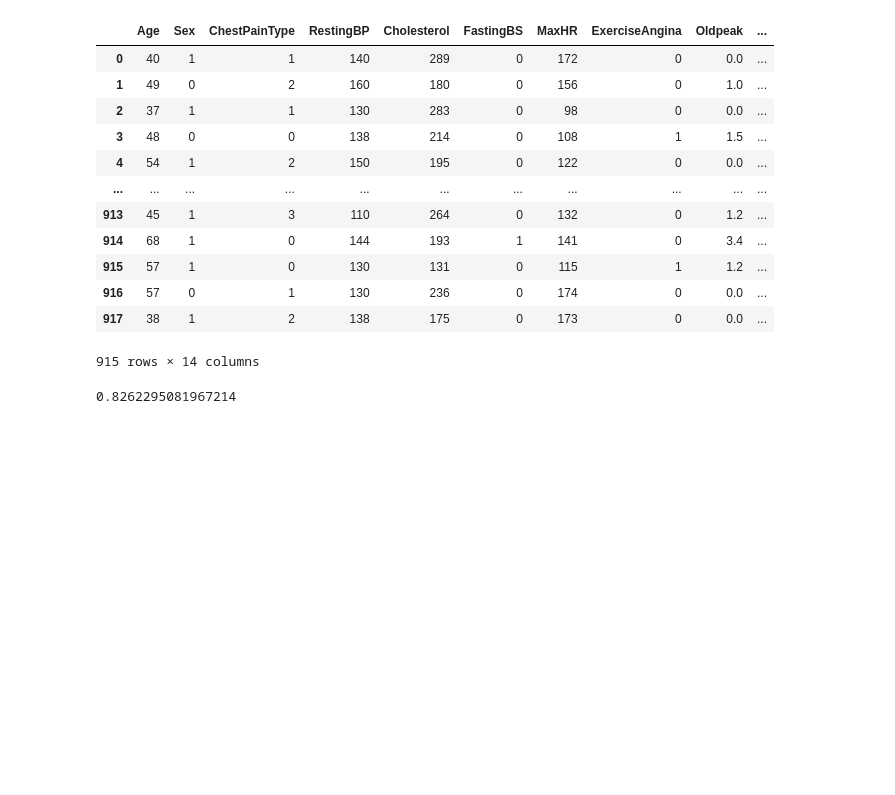
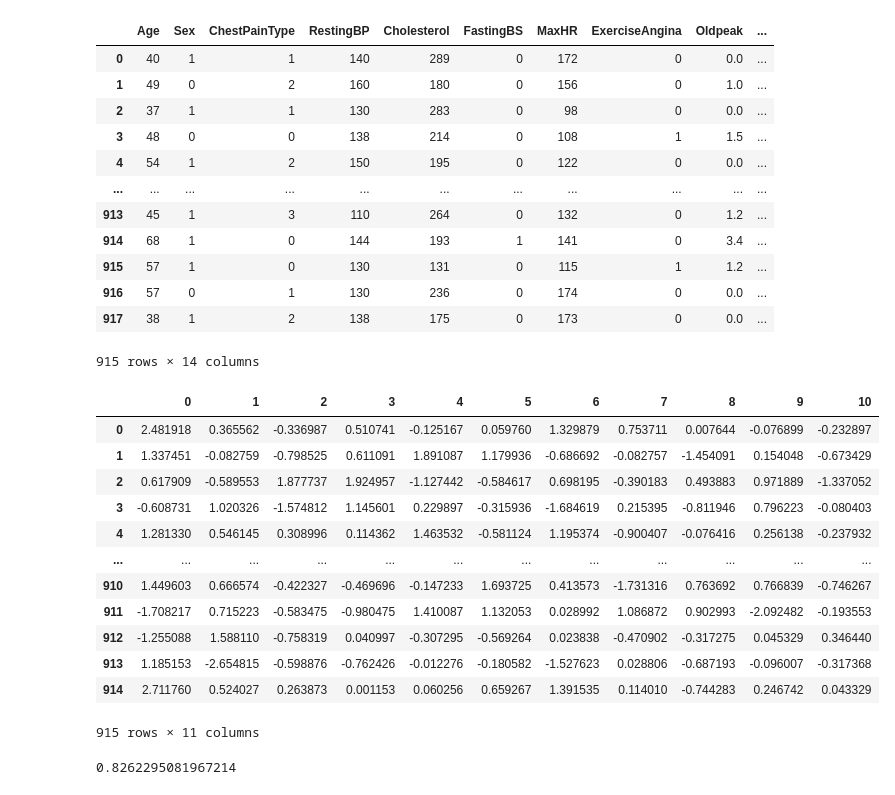
Before and after one commit to HarishNandhan/Data_Science_Preparation, a Jupyter notebook: Machine Learning/Bagging/Bagging exercise.ipynb, the cells around one changed output. Cells and saved outputs as stored; diff of their text form; code cells hidden in the pictures; blank space fills up the shorter version.

```diff
--- a/Machine Learning/Bagging/Bagging exercise.ipynb
+++ b/Machine Learning/Bagging/Bagging exercise.ipynb
@@ -194,6 +194,29 @@ from sklearn.preprocessing import StandardScaler
 
 scaler  = StandardScaler()
 X_scaled = scaler.fit_transform(X)
+# %%
+from sklearn.decomposition import PCA
+pca = PCA(0.95)
+X_pca = pca.fit_transform(X_scaled, y)
+# %%
+x = pd.DataFrame(X_pca)
+x
+
+# From 15 columns it's being reduced to 11 columns while retaining 95% of the information (95% variance)
+# %% [output]
+|  | 0 | 1 | 2 | 3 | 4 | 5 | 6 | 7 | 8 | 9 | 10 |
+| 0 | 2.481918 | 0.365562 | -0.336987 | 0.510741 | -0.125167 | 0.059760 | 1.329879 | 0.753711 | 0.007644 | -0.076899 | -0.232897 |
+| 1 | 1.337451 | -0.082759 | -0.798525 | 0.611091 | 1.891087 | 1.179936 | -0.686692 | -0.082757 | -1.454091 | 0.154048 | -0.673429 |
+| 2 | 0.617909 | -0.589553 | 1.877737 | 1.924957 | -1.127442 | -0.584617 | 0.698195 | -0.390183 | 0.493883 | 0.971889 | -1.337052 |
+| 3 | -0.608731 | 1.020326 | -1.574812 | 1.145601 | 0.229897 | -0.315936 | -1.684619 | 0.215395 | -0.811946 | 0.796223 | -0.080403 |
+| 4 | 1.281330 | 0.546145 | 0.308996 | 0.114362 | 1.463532 | -0.581124 | 1.195374 | -0.900407 | -0.076416 | 0.256138 | -0.237932 |
+| ... | ... | ... | ... | ... | ... | ... | ... | ... | ... | ... | ... |
+| 910 | 1.449603 | 0.666574 | -0.422327 | -0.469696 | -0.147233 | 1.693725 | 0.413573 | -1.731316 | 0.763692 | 0.766839 | -0.746267 |
+| 911 | -1.708217 | 0.715223 | -0.583475 | -0.980475 | 1.410087 | 1.132053 | 0.028992 | 1.086872 | 0.902993 | -2.092482 | -0.193553 |
+| 912 | -1.255088 | 1.588110 | -0.758319 | 0.040997 | -0.307295 | -0.569264 | 0.023838 | -0.470902 | -0.317275 | 0.045329 | 0.346440 |
+| 913 | 1.185153 | -2.654815 | -0.598876 | -0.762426 | -0.012276 | -0.180582 | -1.527623 | 0.028806 | -0.687193 | -0.096007 | -0.317368 |
+| 914 | 2.711760 | 0.524027 | 0.263873 | 0.001153 | 0.060256 | 0.659267 | 1.391535 | 0.114010 | -0.744283 | 0.246742 | 0.043329 |
+915 rows × 11 columns
 # %%
 from sklearn.svm import SVC
 from sklearn.model_selection import cross_val_score
```
Also changed, not shown: 5 other files.
